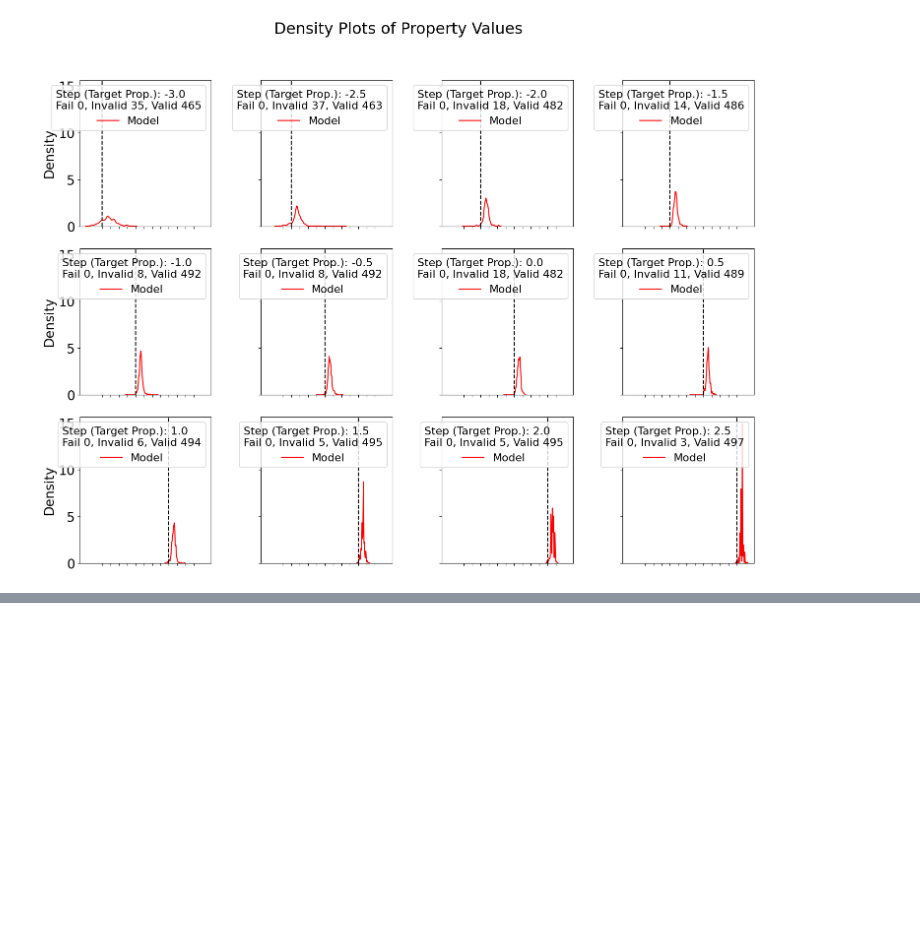
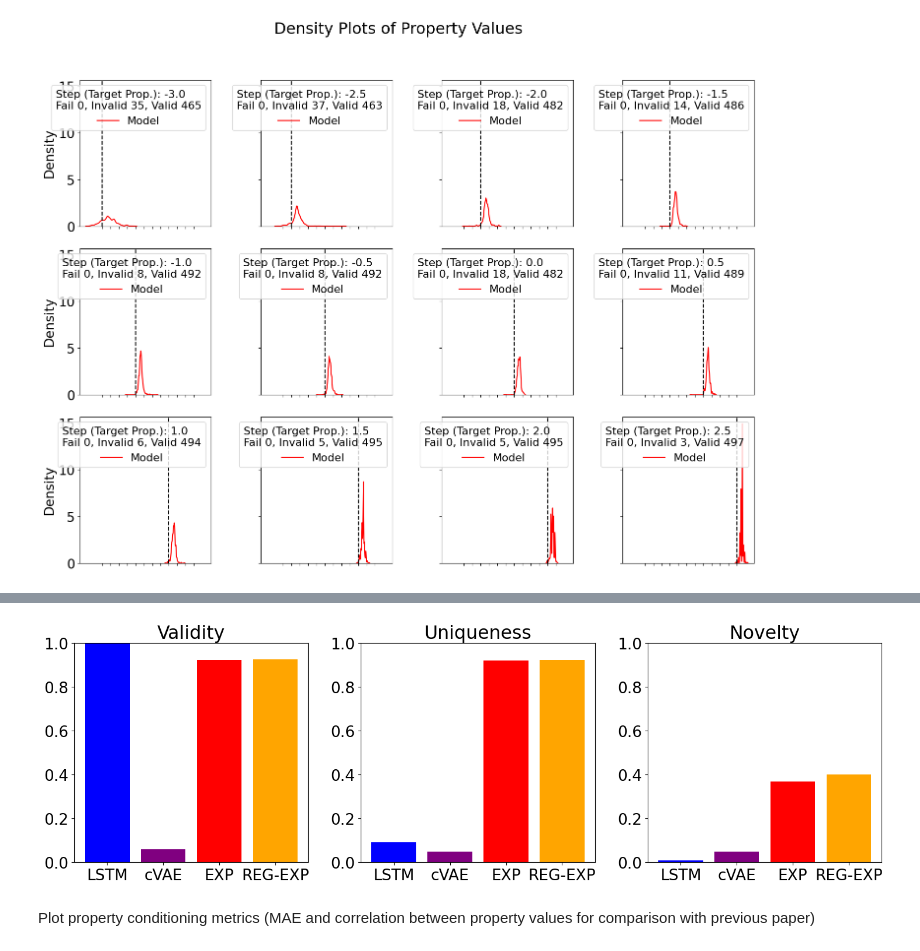
Before and after one commit to HeathArhturLouis/Rethinking-Molecular-Design-Integrating-Latent-Variable-and-Autoregressive-Models-for-Enhanced-Goal, a Jupyter notebook: evaluation/model_performance_evaluation.ipynb, the cells around one changed output, grey strips where cells are left out. Drawn from its saved outputs; the diff is of its cells as text; code cells hidden in the pictures; blank space fills up the shorter version.

```diff
--- a/evaluation/model_performance_evaluation.ipynb
+++ b/evaluation/model_performance_evaluation.ipynb
@@ -1885,0 +2050,23 @@ plt.show()
+# %%
+models = ['LSTM', 'cVAE', 'EXP', 'REG-EXP']
+metrics = ['Validity', 'Uniqueness', 'Novelty']
+data = {
+    'Validity': [abs_lstm_metrics[0], abs_cvae_metrics[0], abs_exp_cvae_metrics[0], abs_reg_exp_cvae_metrics[0]],
+    'Uniqueness': [abs_lstm_metrics[1], abs_cvae_metrics[1], abs_exp_cvae_metrics[1], abs_reg_exp_cvae_metrics[1]],
+    'Novelty': [abs_lstm_metrics[2], abs_cvae_metrics[2], abs_exp_cvae_metrics[2], abs_reg_exp_cvae_metrics[2]]
+}
+
+# Plotting
+fig, axes = plt.subplots(1, len(metrics), figsize=(15, 5))
+
+for ax, metric in zip(axes, metrics):
+    ax.bar(models, data[metric], color=['blue', 'purple', 'red', 'orange'])
+    ax.set_title(metric)
+    ax.set_ylim(0, 1)  # Adjust based on your metric score range
+
+plt.tight_layout()
+plt.show()
+# %% [output]
+[figure, added]
+# %% [markdown]
+Plot property conditioning metrics (MAE and correlation between property values for comparison with previous paper)
```
Also changed, not shown: parts of 11 cells of this notebook, 1 other file.
